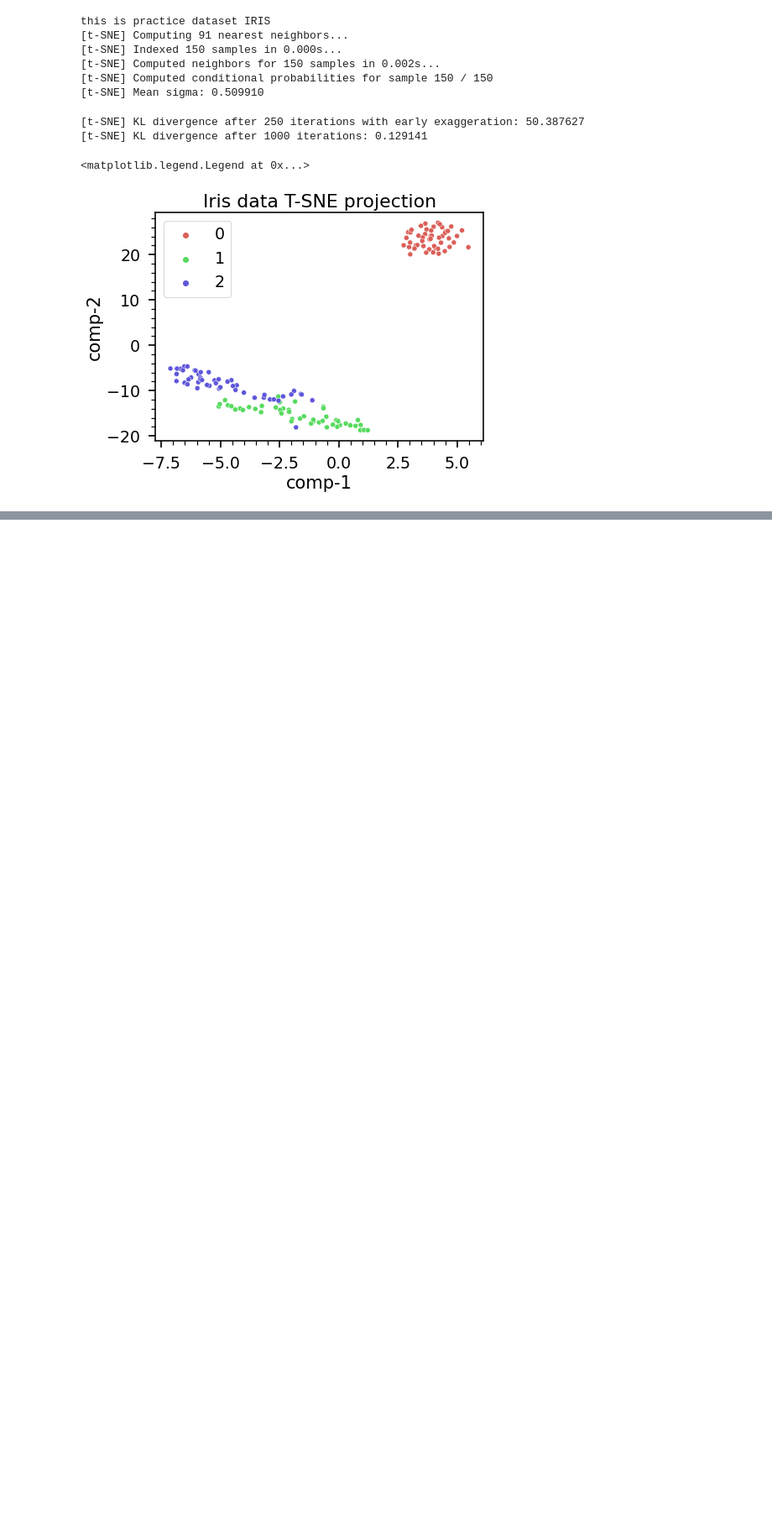
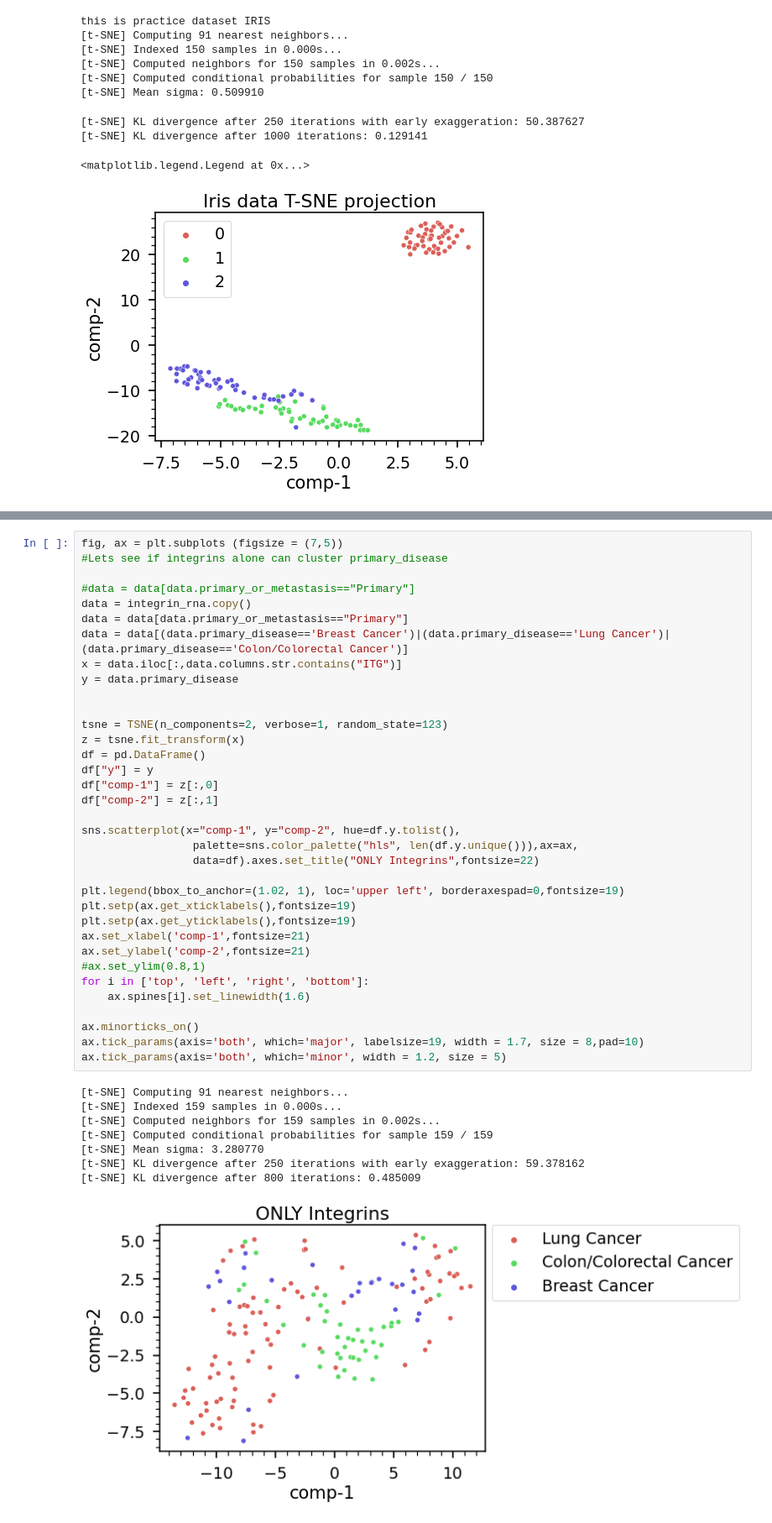
Before and after one commit to hshadman/integrin_expression_data_mining, a Jupyter notebook: ccle_breast_sklearn_v2.ipynb, the cells around one changed output, grey strips where cells are left out. Shown at 84% size. Drawn from its saved outputs; the diff is of its cells as text; blank space fills up the shorter version.

```diff
--- a/ccle_breast_sklearn_v2.ipynb
+++ b/ccle_breast_sklearn_v2.ipynb
@@ -356,0 +365,44 @@ ax.tick_params(axis='both', which='minor', width = 1.2, size = 5)
+# %%
+fig, ax = plt.subplots (figsize = (7,5))
+#Lets see if integrins alone can cluster primary_disease
+
+#data = data[data.primary_or_metastasis=="Primary"]
+data = integrin_rna.copy()
+data = data[data.primary_or_metastasis=="Primary"]
+data = data[(data.primary_disease=='Breast Cancer')|(data.primary_disease=='Lung Cancer')|(data.primary_disease=='Colon/Colorectal Cancer')]
+x = data.iloc[:,data.columns.str.contains("ITG")]
+y = data.primary_disease
+
+
+tsne = TSNE(n_components=2, verbose=1, random_state=123)
+z = tsne.fit_transform(x)
+df = pd.DataFrame()
+df["y"] = y
+df["comp-1"] = z[:,0]
+df["comp-2"] = z[:,1]
+
+sns.scatterplot(x="comp-1", y="comp-2", hue=df.y.tolist(),
+                 palette=sns.color_palette("hls", len(df.y.unique())),ax=ax,
+                 data=df).axes.set_title("ONLY Integrins",fontsize=22)
+
+plt.legend(bbox_to_anchor=(1.02, 1), loc='upper left', borderaxespad=0,fontsize=19)
+plt.setp(ax.get_xticklabels(),fontsize=19)
+plt.setp(ax.get_yticklabels(),fontsize=19)
+ax.set_xlabel('comp-1',fontsize=21)
+ax.set_ylabel('comp-2',fontsize=21)
+#ax.set_ylim(0.8,1)
+for i in ['top', 'left', 'right', 'bottom']:
+    ax.spines[i].set_linewidth(1.6)
+
+ax.minorticks_on()
+ax.tick_params(axis='both', which='major', labelsize=19, width = 1.7, size = 8,pad=10)
+ax.tick_params(axis='both', which='minor', width = 1.2, size = 5)
+# %% [output]
+[t-SNE] Computing 91 nearest neighbors...
+[t-SNE] Indexed 159 samples in 0.000s...
+[t-SNE] Computed neighbors for 159 samples in 0.002s...
+[t-SNE] Computed conditional probabilities for sample 159 / 159
+[t-SNE] Mean sigma: 3.280770
+[t-SNE] KL divergence after 250 iterations with early exaggeration: 59.378162
+[t-SNE] KL divergence after 800 iterations: 0.485009
+[figure, added]
```
Also changed, not shown: parts of 3 cells of this notebook.
